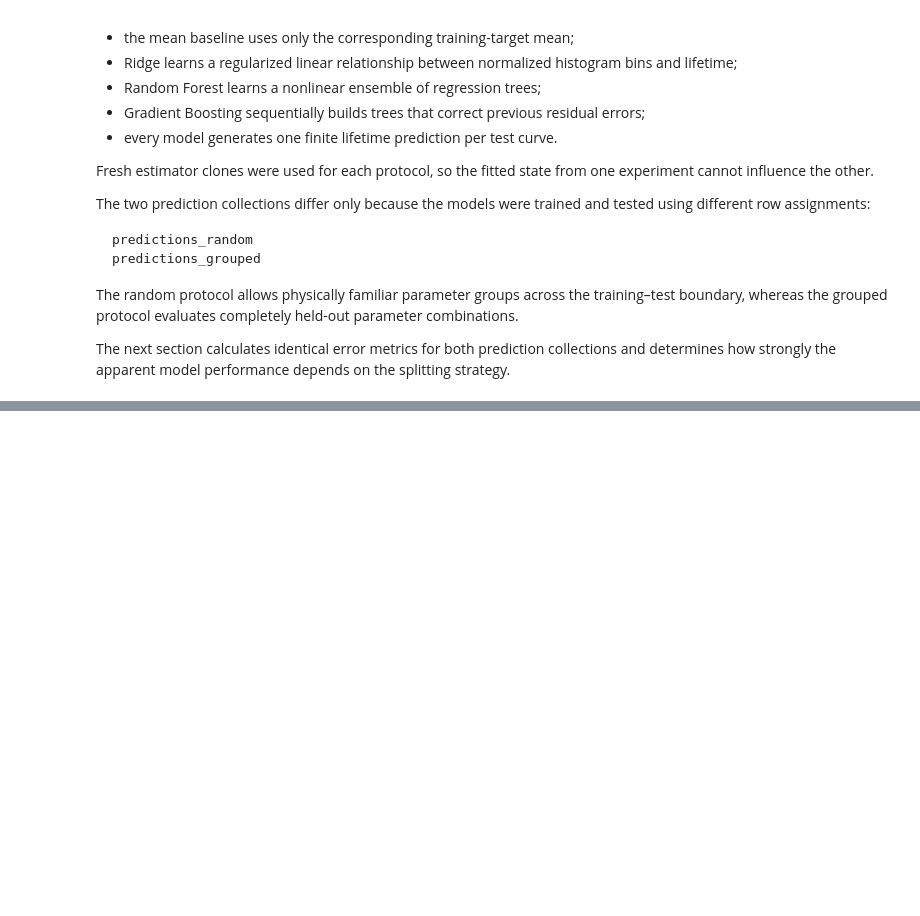
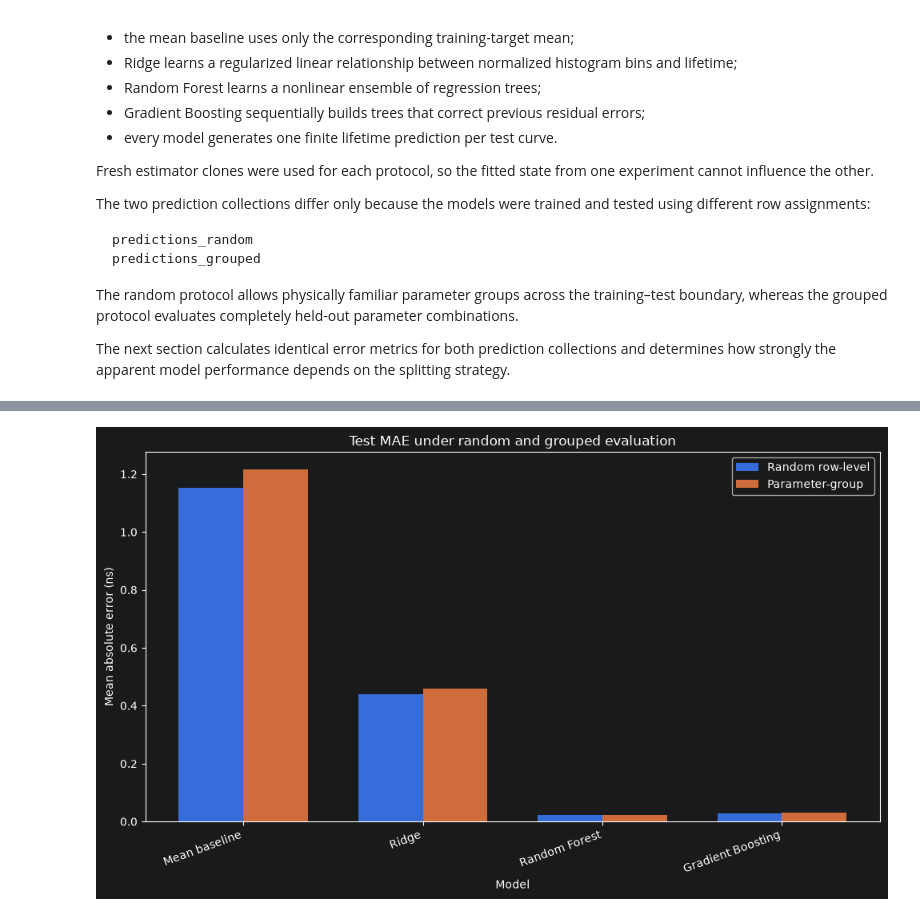
Before and after one commit to moryev/tcspc-lifetime-toolkit, a Jupyter notebook: notebooks/05_data_leakage_and_grouped_evaluation.ipynb, the cells around one changed output, grey strips where cells are left out. Cells and saved outputs as stored; diff of their text form; code cells hidden in the pictures; blank space fills up the shorter version.

Commit message:
amend notebook 05: implement quantitative analysis and comparison of ML models trained under both protocols (random and grouped splits)

```diff
--- a/notebooks/05_data_leakage_and_grouped_evaluation.ipynb
+++ b/notebooks/05_data_leakage_and_grouped_evaluation.ipynb
@@ -2757,0 +3095,17 @@ The next section calculates identical error metrics for both prediction collecti
+# %%
+mae_comparison = metric_results.pivot(
+    index="model",
+    columns="protocol",
+    values="mae_ns",
+).reindex(expected_model_names)
+
+protocol_order = [
+    "Random row-level",
+    "Parameter-group",
+]
+
+mae_comparison = mae_comparison[
+    protocol_order
+]
+
+mae_comparison
@@ -2757,0 +3273,49 @@ The next section calculates identical error metrics for both prediction collecti
+# %%
+model_positions = np.arange(
+    len(expected_model_names),
+    dtype=np.float64,
+)
+
+bar_width = 0.36
+
+random_mae_values = (
+    mae_comparison["Random row-level"].to_numpy()
+)
+
+grouped_mae_values = (
+    mae_comparison["Parameter-group"].to_numpy()
+)
+
+plt.figure(figsize=(10, 6))
+
+plt.bar(
+    model_positions - bar_width / 2,
+    random_mae_values,
+    width=bar_width,
+    label="Random row-level",
+)
+
+plt.bar(
+    model_positions + bar_width / 2,
+    grouped_mae_values,
+    width=bar_width,
+    label="Parameter-group",
+)
+
+plt.xticks(
+    model_positions,
+    expected_model_names,
+    rotation=20,
+    ha="right",
+)
+
+plt.xlabel("Model")
+plt.ylabel("Mean absolute error (ns)")
+plt.title(
+    "Test MAE under random and grouped evaluation"
+)
+plt.legend()
+plt.tight_layout()
+plt.show()
+# %% [output]
+[figure, added]
```
Also changed, not shown: parts of 42 cells of this notebook.
